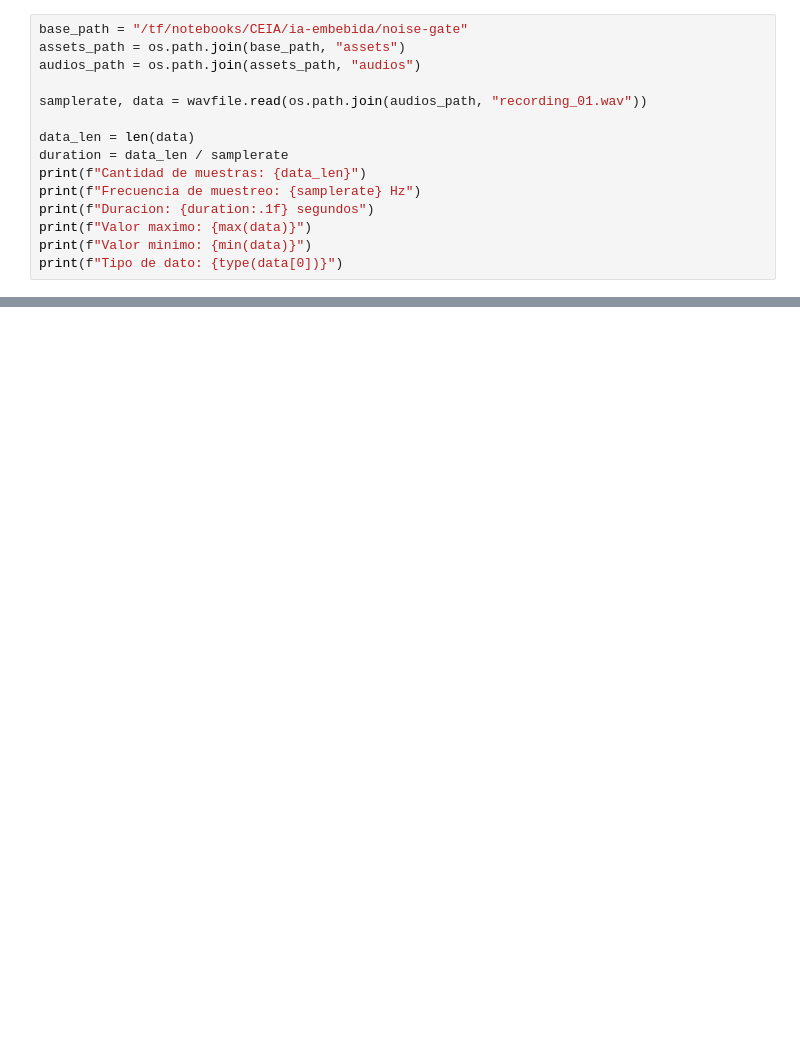
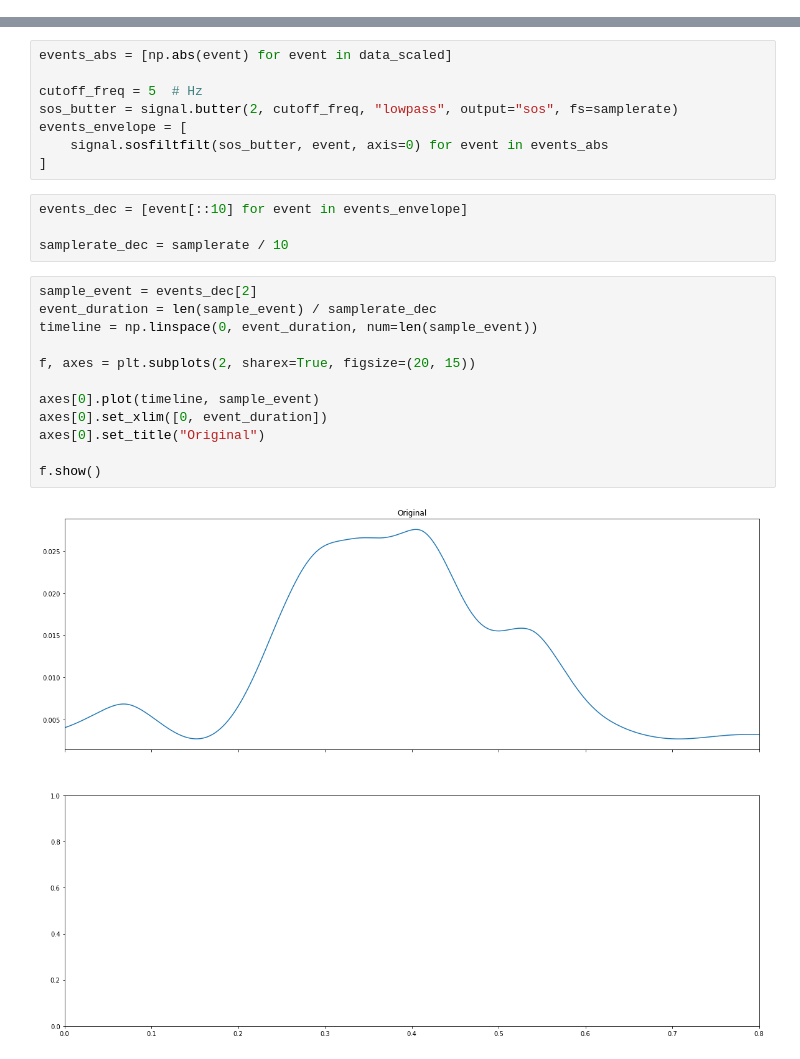
Before and after one commit to achurichi/CEIA, a Jupyter notebook: ia-embebida/tp-final/tp-final.ipynb, the cells around one changed output, grey strips where cells are left out. Saved outputs shown, nothing was run; the diff lists cells and outputs as text; blank space fills up the shorter version.

```diff
--- a/ia-embebida/tp-final/tp-final.ipynb
+++ b/ia-embebida/tp-final/tp-final.ipynb
@@ -23,15 +18,0 @@ Se carga el archivo de audio
-# %%
-base_path = "/tf/notebooks/CEIA/ia-embebida/noise-gate"
-assets_path = os.path.join(base_path, "assets")
-audios_path = os.path.join(assets_path, "audios")
-
-samplerate, data = wavfile.read(os.path.join(audios_path, "recording_01.wav"))
-
-data_len = len(data)
-duration = data_len / samplerate
-print(f"Cantidad de muestras: {data_len}")
-print(f"Frecuencia de muestreo: {samplerate} Hz")
-print(f"Duracion: {duration:.1f} segundos")
-print(f"Valor maximo: {max(data)}")
-print(f"Valor minimo: {min(data)}")
-print(f"Tipo de dato: {type(data[0])}")
@@ -89,0 +57,26 @@ Implementamos el filtro de media móvil en el ESP y le pasamos los valores de la
+# %%
+events_abs = [np.abs(event) for event in data_scaled]
+
+cutoff_freq = 5  # Hz
+sos_butter = signal.butter(2, cutoff_freq, "lowpass", output="sos", fs=samplerate)
+events_envelope = [
+    signal.sosfiltfilt(sos_butter, event, axis=0) for event in events_abs
+]
+# %%
+events_dec = [event[::10] for event in events_envelope]
+
+samplerate_dec = samplerate / 10
+# %%
+sample_event = events_dec[2]
+event_duration = len(sample_event) / samplerate_dec
+timeline = np.linspace(0, event_duration, num=len(sample_event))
+
+f, axes = plt.subplots(2, sharex=True, figsize=(20, 15))
+
+axes[0].plot(timeline, sample_event)
+axes[0].set_xlim([0, event_duration])
+axes[0].set_title("Original")
+
+f.show()
+# %% [output]
+[figure, added]
```
Also changed, not shown: parts of 28 cells of this notebook, 3 other files.
